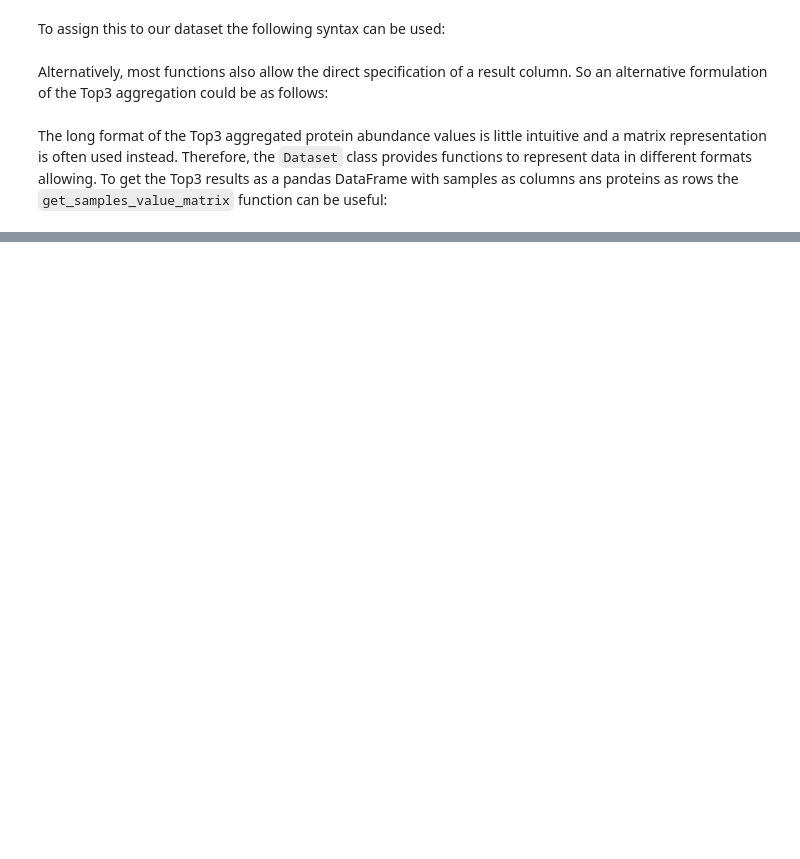
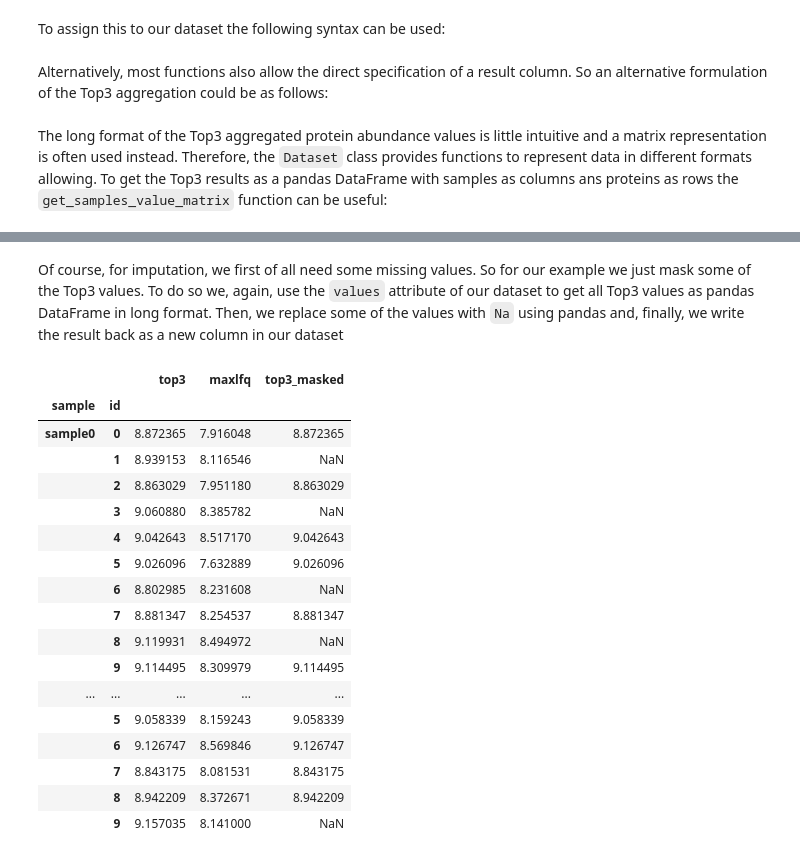
Before and after one commit to DILiS-lab/pyproteonet, a Jupyter notebook: docs/source/notebooks/getting_started.ipynb, the cells around one changed output, grey strips where cells are left out. Cells and saved outputs as stored; diff of their text form; code cells hidden in the pictures; blank space fills up the shorter version.

```diff
--- a/docs/source/notebooks/getting_started.ipynb
+++ b/docs/source/notebooks/getting_started.ipynb
@@ -148,0 +187,2 @@ _ = maxlfq(dataset=ds, molecule='protein', mapping='peptide-protein', partner_co
+# %% [markdown]
+Of course, for imputation, we first of all need some missing values. So for our example we just mask some of the Top3 values. To do so we, again, use the `values` attribute of our dataset to get all Top3 values as pandas DataFrame in long format. Then, we replace some of the values with `Na` using pandas and, finally, we write the result back as a new column in our dataset
@@ -148,0 +193,21 @@ _ = maxlfq(dataset=ds, molecule='protein', mapping='peptide-protein', partner_co
+# %%
+ds.values['protein'].df
+# %% [output]
+|  |  | top3 | maxlfq | top3_masked |
+| sample | id |  |  |  |
+| sample0 | 0 | 8.872365 | 7.916048 | 8.872365 |
+|  | 1 | 8.939153 | 8.116546 | NaN |
+|  | 2 | 8.863029 | 7.951180 | 8.863029 |
+|  | 3 | 9.060880 | 8.385782 | NaN |
+|  | 4 | 9.042643 | 8.517170 | 9.042643 |
+|  | 5 | 9.026096 | 7.632889 | 9.026096 |
+|  | 6 | 8.802985 | 8.231608 | NaN |
+|  | 7 | 8.881347 | 8.254537 | 8.881347 |
+|  | 8 | 9.119931 | 8.494972 | NaN |
+|  | 9 | 9.114495 | 8.309979 | 9.114495 |
+| ... | ... | ... | ... | ... |
+|  | 5 | 9.058339 | 8.159243 | 9.058339 |
+|  | 6 | 9.126747 | 8.569846 | 9.126747 |
+|  | 7 | 8.843175 | 8.081531 | 8.843175 |
+|  | 8 | 8.942209 | 8.372671 | 8.942209 |
+|  | 9 | 9.157035 | 8.141000 | NaN |
```
Also changed, not shown: parts of 24 cells of this notebook, 1 other file.
